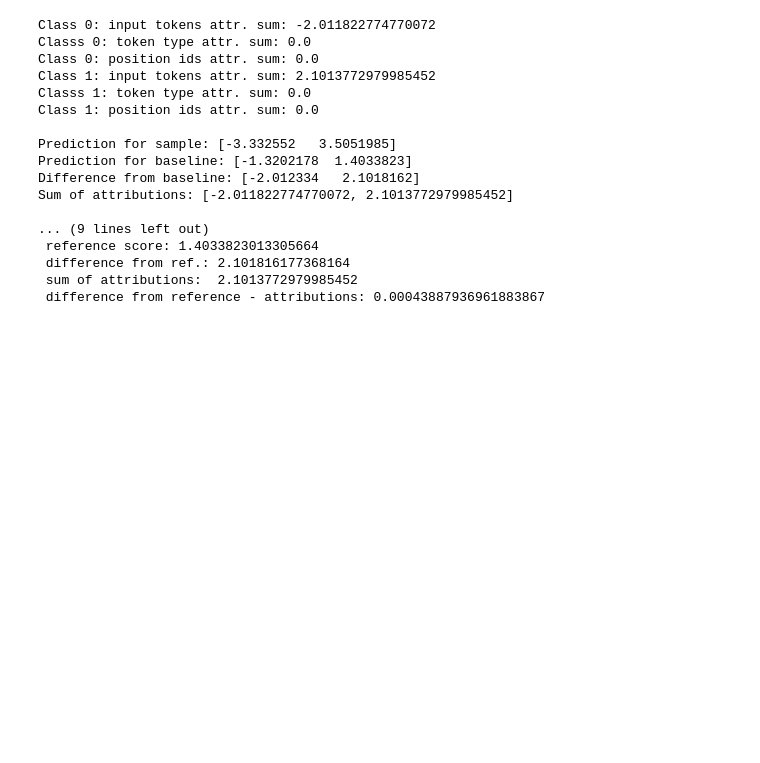
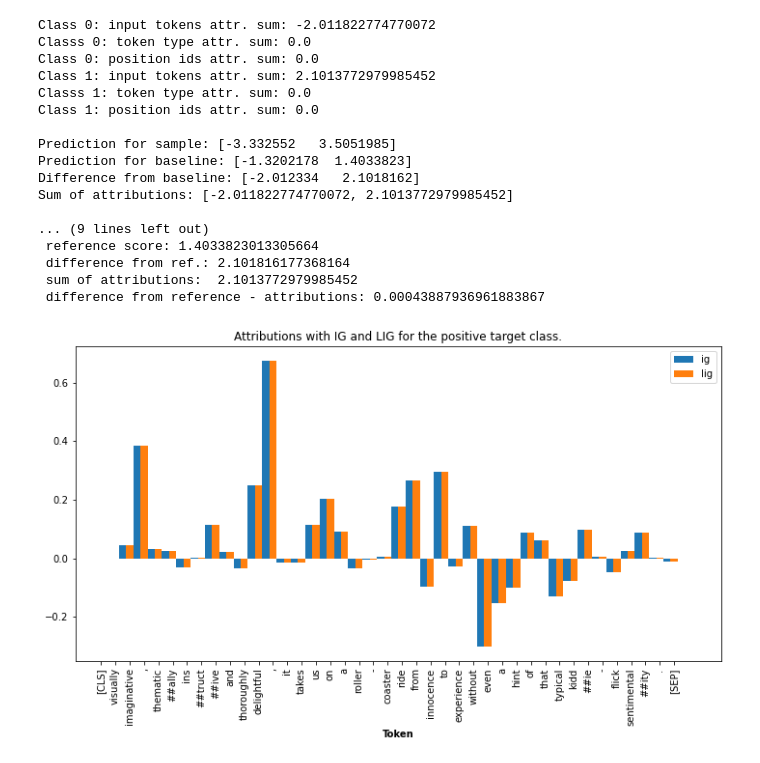
Before and after one commit to lordtt13/transformers-experiments, a Jupyter notebook: Custom Tasks/finetune_electra_and_intrepret_with_integrated_gradients.ipynb, the cells around one changed output. Drawn from its saved outputs; the diff is of its cells as text; code cells hidden in the pictures; blank space fills up the shorter version.

Commit message:
compare LIG vs IG
Signed-off-by: lordtt13 <thakurtanmay72@yahoo.com>

```diff
--- a/Custom Tasks/finetune_electra_and_intrepret_with_integrated_gradients.ipynb
+++ b/Custom Tasks/finetune_electra_and_intrepret_with_integrated_gradients.ipynb
@@ -487,3 +487,26 @@ Sum of attributions: [-2.011822774770072, 2.1013772979985452]
  difference from ref.: 2.101816177368164
  sum of attributions:  2.1013772979985452
  difference from reference - attributions: 0.00043887936961883867
+# %%
+# Compare with IG
+
+# Attributions for input_ids computed with IG and LIG
+# word_embeddings: index 0
+ig_1 = attributions_1[0].squeeze().sum(1)
+lig_1 = layer_attributions_1[0].squeeze().sum(1)
+
+tokens = tokenizer.convert_ids_to_tokens(tokenizer(text)["input_ids"])
+
+range_ig = [x + 0.5 for x in np.arange(len(ig_1))]
+range_lig = [x + 0.5 for x in range_ig]
+
+plt.rcParams["figure.figsize"] = [12, 6]
+plt.bar(range_ig, ig_1, width=0.5, label='ig')
+plt.bar(range_lig, lig_1, width=0.5, label='lig')
+plt.xlabel('Token', fontweight='bold')
+plt.xticks(list(range(len(lig_1))), tokens, rotation='vertical')
+plt.legend()
+plt.title("Attributions with IG and LIG for the positive target class.")
+plt.show()
+# %% [output]
+[figure, added]
```
